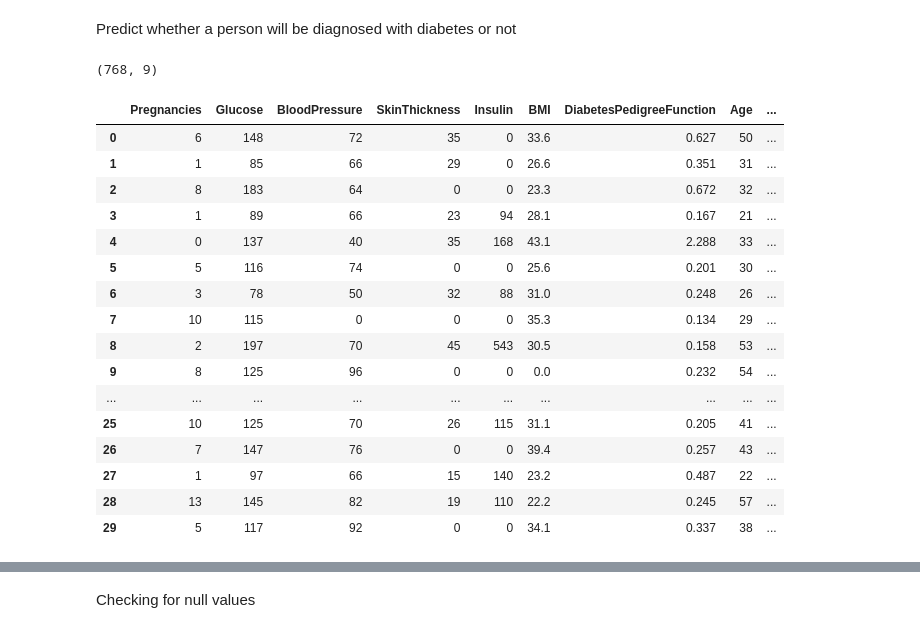
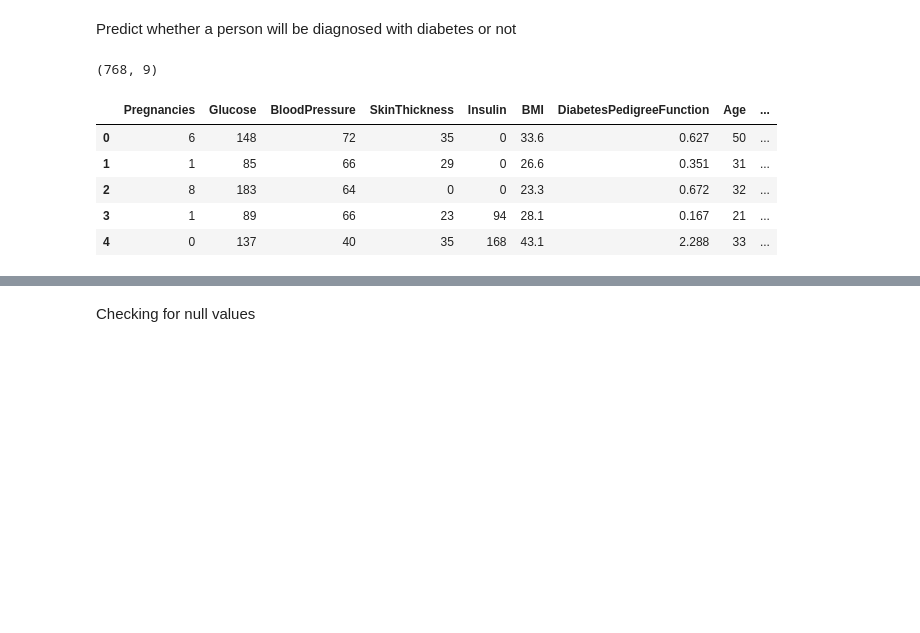
Before and after one commit to ChibuikeOnuba/Diabetes-Prediction, a Jupyter notebook: Diabetes_Prediction.ipynb, the cells around one changed output, grey strips where cells are left out. Saved outputs shown, nothing was run; the diff lists cells and outputs as text; code cells hidden in the pictures; blank space fills up the shorter version.

```diff
--- a/Diabetes_Prediction.ipynb
+++ b/Diabetes_Prediction.ipynb
@@ -11,29 +11,19 @@ import io
 import warnings
 warnings.filterwarnings('ignore')
 # %%
-data = pd.read_csv('diabetes.csv')
+df = pd.read_csv('diabetes.csv')
+data = df.copy()
 # %%
 print(data.shape)
-data.head(30)
+data.head()
 # %% [output]
 (768, 9)
 |  | Pregnancies | Glucose | BloodPressure | SkinThickness | Insulin | BMI | DiabetesPedigreeFunction | Age | ... |
 | 0 | 6 | 148 | 72 | 35 | 0 | 33.6 | 0.627 | 50 | ... |
 | 1 | 1 | 85 | 66 | 29 | 0 | 26.6 | 0.351 | 31 | ... |
 | 2 | 8 | 183 | 64 | 0 | 0 | 23.3 | 0.672 | 32 | ... |
 | 3 | 1 | 89 | 66 | 23 | 94 | 28.1 | 0.167 | 21 | ... |
 | 4 | 0 | 137 | 40 | 35 | 168 | 43.1 | 2.288 | 33 | ... |
-| 5 | 5 | 116 | 74 | 0 | 0 | 25.6 | 0.201 | 30 | ... |
-| 6 | 3 | 78 | 50 | 32 | 88 | 31.0 | 0.248 | 26 | ... |
-| 7 | 10 | 115 | 0 | 0 | 0 | 35.3 | 0.134 | 29 | ... |
-| 8 | 2 | 197 | 70 | 45 | 543 | 30.5 | 0.158 | 53 | ... |
-| 9 | 8 | 125 | 96 | 0 | 0 | 0.0 | 0.232 | 54 | ... |
-| ... | ... | ... | ... | ... | ... | ... | ... | ... | ... |
-| 25 | 10 | 125 | 70 | 26 | 115 | 31.1 | 0.205 | 41 | ... |
-| 26 | 7 | 147 | 76 | 0 | 0 | 39.4 | 0.257 | 43 | ... |
-| 27 | 1 | 97 | 66 | 15 | 140 | 23.2 | 0.487 | 22 | ... |
-| 28 | 13 | 145 | 82 | 19 | 110 | 22.2 | 0.245 | 57 | ... |
-| 29 | 5 | 117 | 92 | 0 | 0 | 34.1 | 0.337 | 38 | ... |
 # %%
 data.info()
 # %% [output]
```
Also changed, not shown: parts of 34 cells of this notebook, 1 other file.
